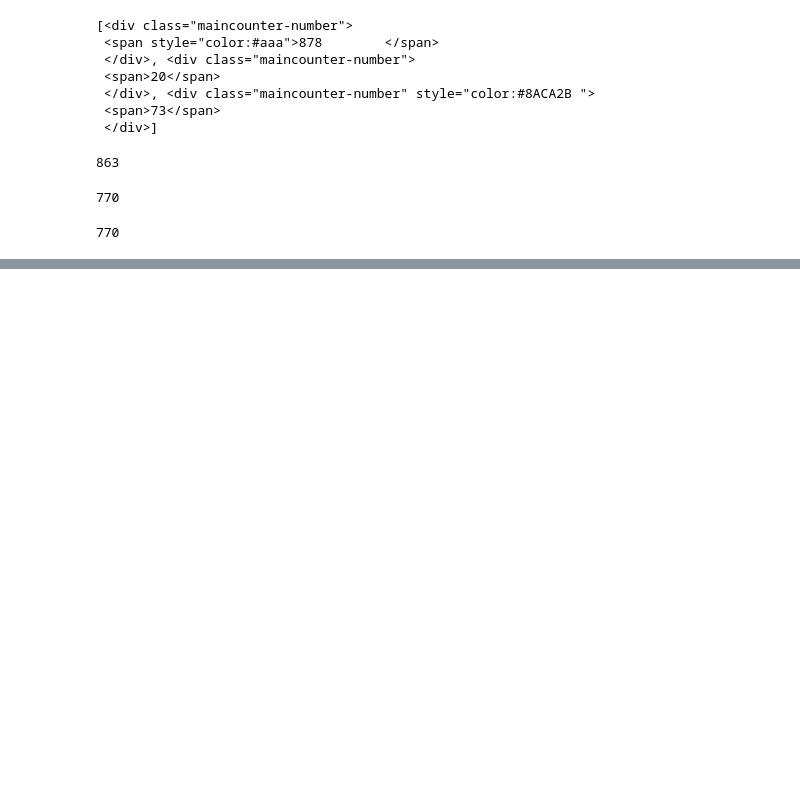
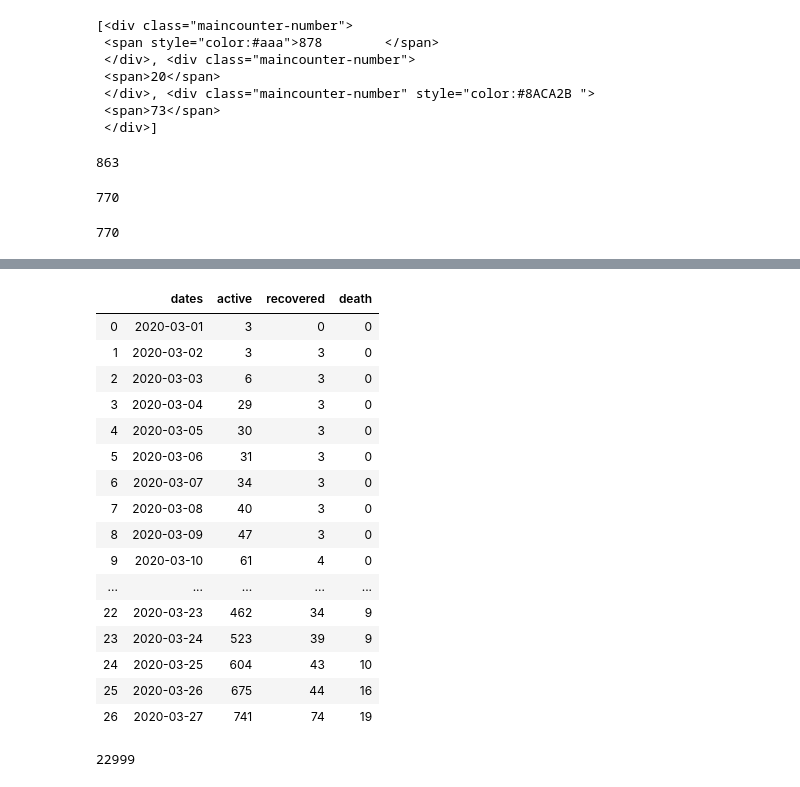
Before and after one commit to aashishbiradar/corona-live, a Jupyter notebook: pynote/scrape.ipynb, the cells around one changed output, grey strips where cells are left out. Drawn from its saved outputs; the diff is of its cells as text; code cells hidden in the pictures; blank space fills up the shorter version.

```diff
--- a/pynote/scrape.ipynb
+++ b/pynote/scrape.ipynb
@@ -320,0 +441,27 @@ active
+# %%
+daily.loc[14,['dates']]='2020-03-11'
+daily.loc[4,['dates']]='2020-03-01'
+# %%
+daily=daily.iloc[4:]
+# %%
+daily=daily.reset_index().drop('index',axis=1)
+# %%
+daily
+# %% [output]
+|  | dates | active | recovered | death |
+| 0 | 2020-03-01 | 3 | 0 | 0 |
+| 1 | 2020-03-02 | 3 | 3 | 0 |
+| 2 | 2020-03-03 | 6 | 3 | 0 |
+| 3 | 2020-03-04 | 29 | 3 | 0 |
+| 4 | 2020-03-05 | 30 | 3 | 0 |
+| 5 | 2020-03-06 | 31 | 3 | 0 |
+| 6 | 2020-03-07 | 34 | 3 | 0 |
+| 7 | 2020-03-08 | 40 | 3 | 0 |
+| 8 | 2020-03-09 | 47 | 3 | 0 |
+| 9 | 2020-03-10 | 61 | 4 | 0 |
+| ... | ... | ... | ... | ... |
+| 22 | 2020-03-23 | 462 | 34 | 9 |
+| 23 | 2020-03-24 | 523 | 39 | 9 |
+| 24 | 2020-03-25 | 604 | 43 | 10 |
+| 25 | 2020-03-26 | 675 | 44 | 16 |
+| 26 | 2020-03-27 | 741 | 74 | 19 |
@@ -320,0 +470,4 @@ active
+# %%
+get_count("22,999")
+# %% [output]
+22999
```
Also changed, not shown: parts of 20 cells of this notebook, 1 other file.
